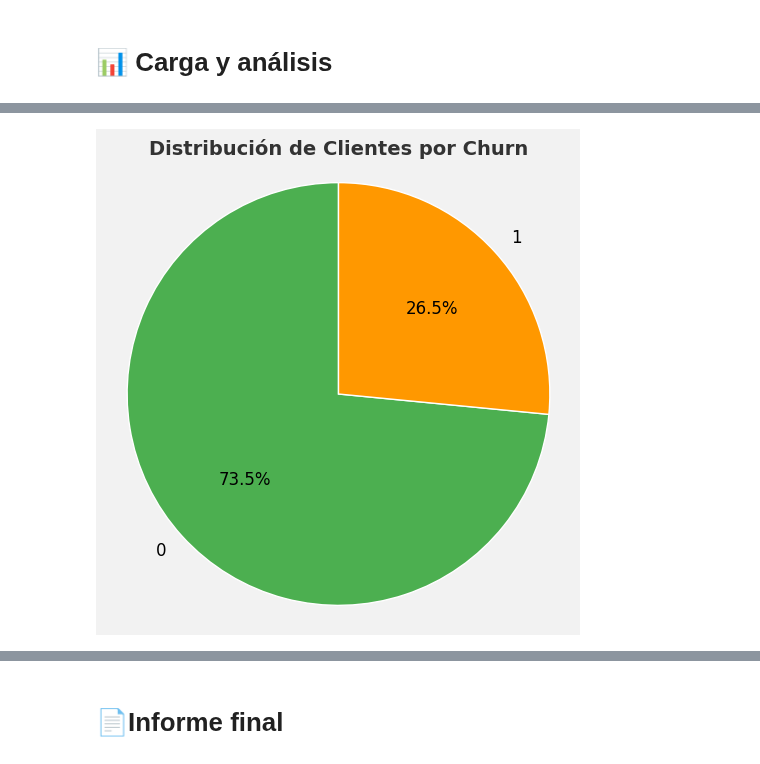
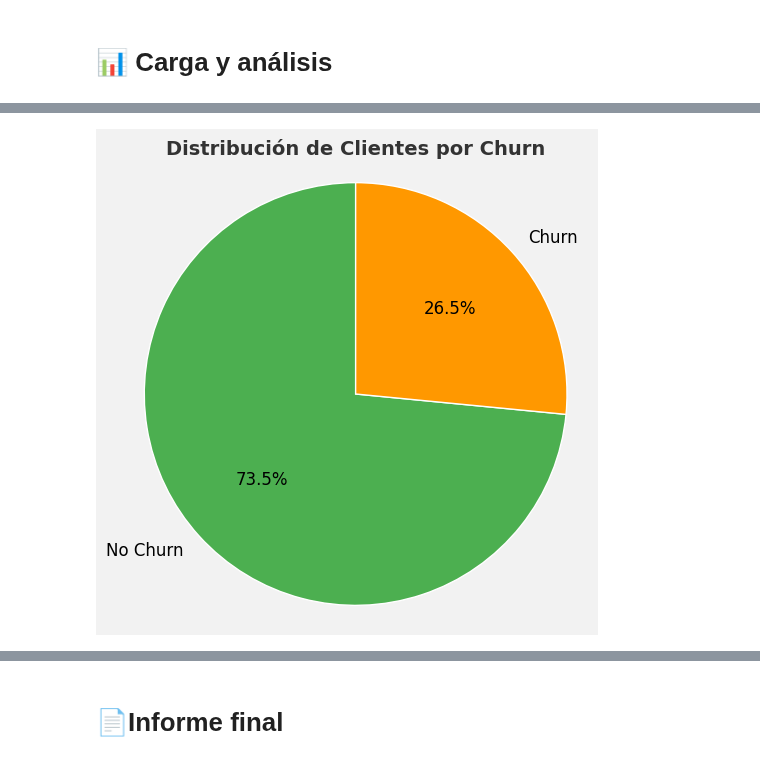
Before and after one commit to paulosky311/Challenge-Alura-Store, a Jupyter notebook: Challenger_Telecom.ipynb, the cells around one changed output, grey strips where cells are left out. Cells and saved outputs as stored; diff of their text form; code cells hidden in the pictures.

```diff
--- a/Challenger_Telecom.ipynb
+++ b/Challenger_Telecom.ipynb
@@ -284,31 +284,31 @@ df_normalizado.describe(percentiles=None, include=None, exclude=None)
 # %%
 import matplotlib.pyplot as plt
 
 
 churn_graf = df_normalizado['churn'].value_counts()
 
 
 colors = ['#4CAF50', '#FF9800']  # Verde, Naranjo
-labels = churn_graf.index
+labels = churn_graf.index.map({0: 'No Churn', 1: 'Churn'})
 
 
 fig, ax = plt.subplots(figsize=(6, 6), facecolor='#f2f2f2')  # Fondo gris suave
 ax.pie(
     churn_graf,
     labels=labels,
     autopct='%1.1f%%',
     startangle=90,
     colors=colors,
     textprops={'fontsize': 12},
     wedgeprops={'edgecolor': 'white'}
 )
 
 
 plt.title('Distribución de Clientes por Churn', fontsize=14, weight='bold', color='#333333')
 
 
 ax.axis('equal')
 
 plt.show()
 # %% [output]
-[figure, old version]
+[figure, new version]
```
Also changed, not shown: parts of 3 cells of this notebook.
